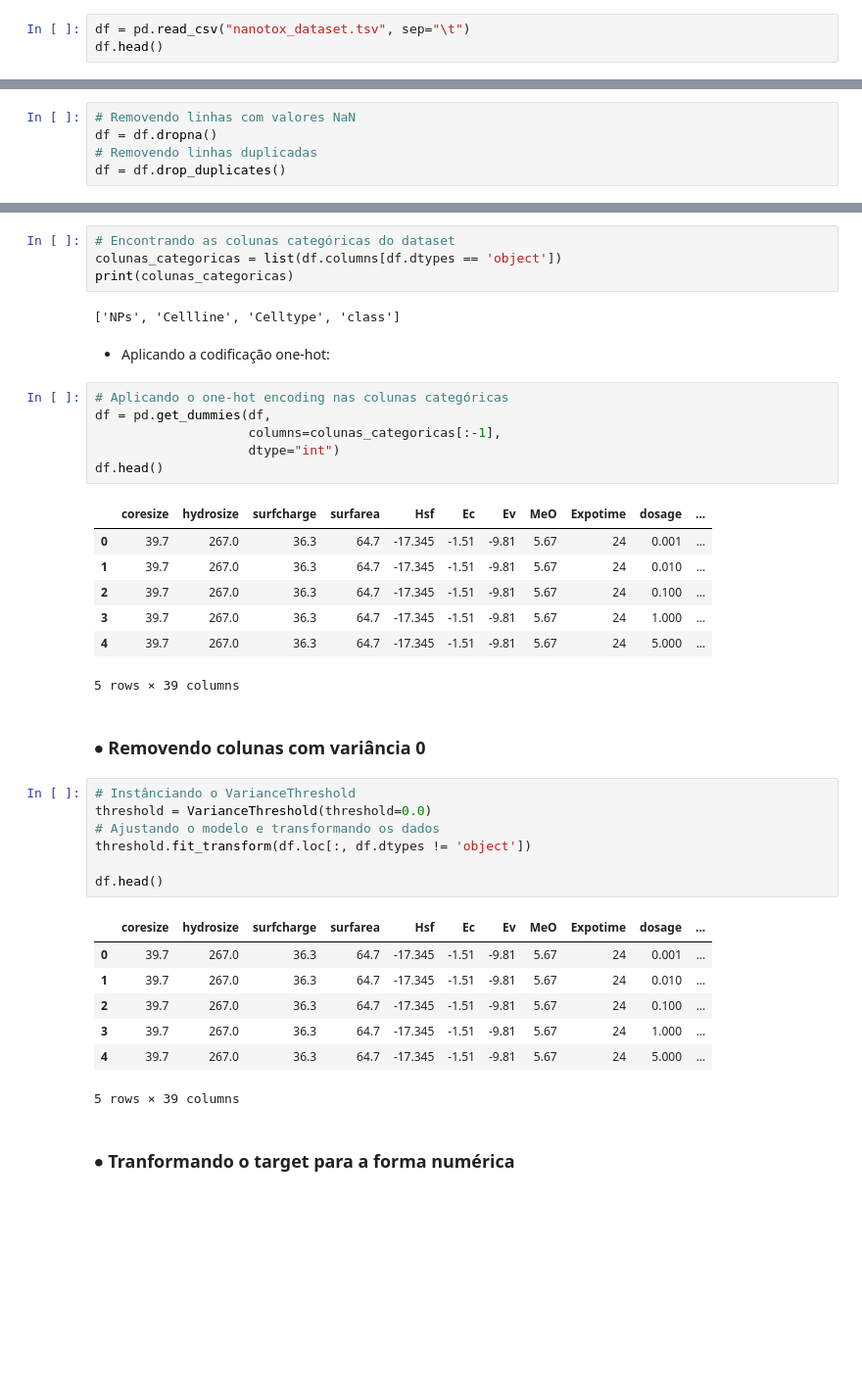
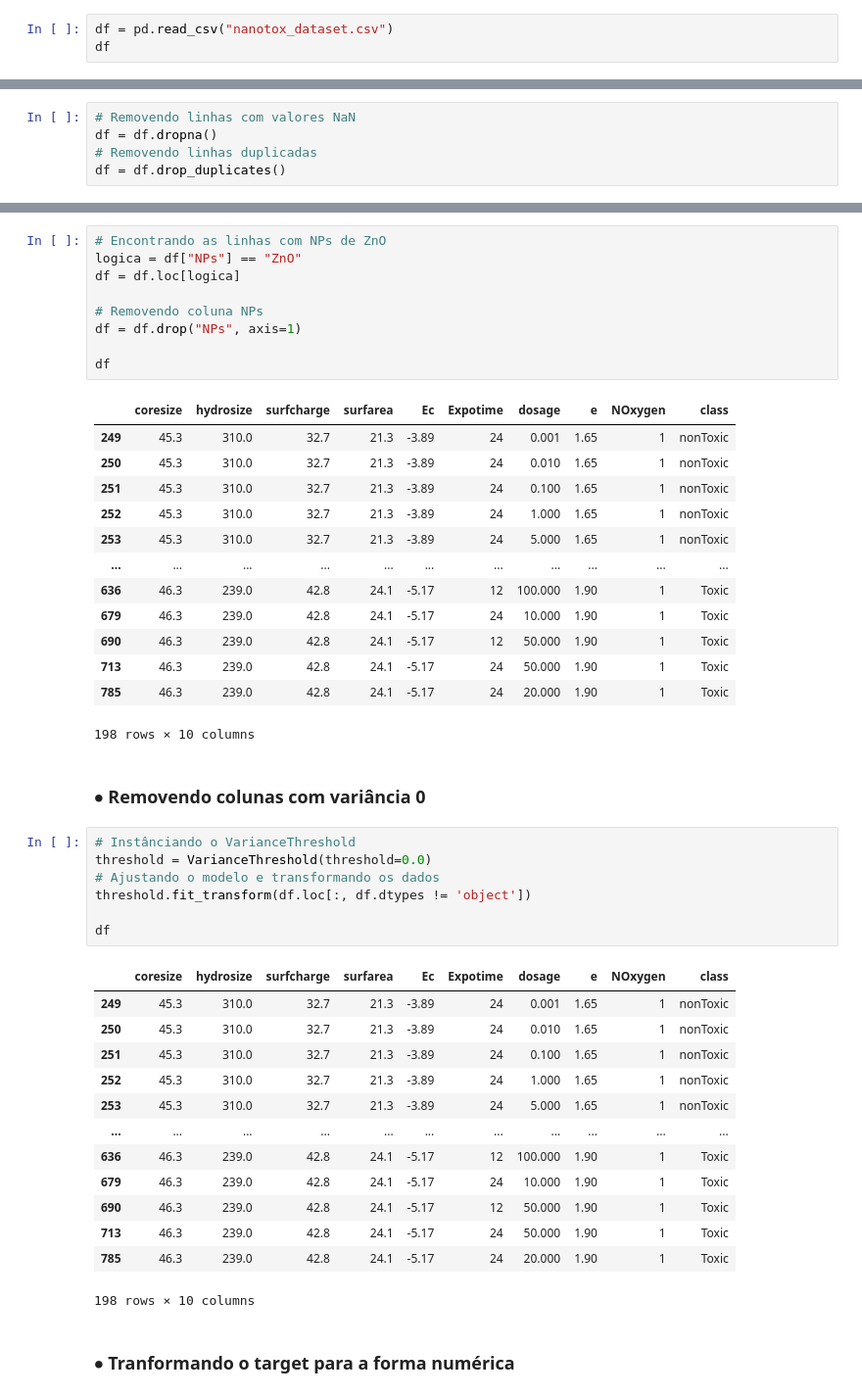
Before and after one commit to AnielNeto/Trabalho_Aprendizado_de_Maquina, a Jupyter notebook: Trabalho Aprendizado de Maquina.ipynb, the cells around one changed output, grey strips where cells are left out. Shown at 98% size. Saved outputs shown, nothing was run; the diff lists cells and outputs as text; blank space fills up the shorter version.

```diff
--- a/Trabalho Aprendizado de Maquina.ipynb
+++ b/Trabalho Aprendizado de Maquina.ipynb
@@ -100,6 +102,6 @@ Sobre essa perspectiva, nesta seção será feita a importação dos dados do da
 # %% [markdown]
 ## Importando o dataset
 # %%
-df = pd.read_csv("nanotox_dataset.tsv", sep="\t")
-df.head()
+df = pd.read_csv("nanotox_dataset.csv")
+df
 # %% [output]
@@ -128,42 +136,49 @@ df = df.drop_duplicates()
 # %%
-# Encontrando as colunas categóricas do dataset
-colunas_categoricas = list(df.columns[df.dtypes == 'object'])
-print(colunas_categoricas)
+# Encontrando as linhas com NPs de ZnO
+logica = df["NPs"] == "ZnO"
+df = df.loc[logica]
+
+# Removendo coluna NPs
+df = df.drop("NPs", axis=1)
+
+df
 # %% [output]
+|  | coresize | hydrosize | surfcharge | surfarea | Ec | Expotime | dosage | e | NOxygen | class |
+| 249 | 45.3 | 310.0 | 32.7 | 21.3 | -3.89 | 24 | 0.001 | 1.65 | 1 | nonToxic |
+| 250 | 45.3 | 310.0 | 32.7 | 21.3 | -3.89 | 24 | 0.010 | 1.65 | 1 | nonToxic |
+| 251 | 45.3 | 310.0 | 32.7 | 21.3 | -3.89 | 24 | 0.100 | 1.65 | 1 | nonToxic |
+| 252 | 45.3 | 310.0 | 32.7 | 21.3 | -3.89 | 24 | 1.000 | 1.65 | 1 | nonToxic |
+| 253 | 45.3 | 310.0 | 32.7 | 21.3 | -3.89 | 24 | 5.000 | 1.65 | 1 | nonToxic |
+| ... | ... | ... | ... | ... | ... | ... | ... | ... | ... | ... |
+| 636 | 46.3 | 239.0 | 42.8 | 24.1 | -5.17 | 12 | 100.000 | 1.90 | 1 | Toxic |
+| 679 | 46.3 | 239.0 | 42.8 | 24.1 | -5.17 | 24 | 10.000 | 1.90 | 1 | Toxic |
+| 690 | 46.3 | 239.0 | 42.8 | 24.1 | -5.17 | 12 | 50.000 | 1.90 | 1 | Toxic |
+| 713 | 46.3 | 239.0 | 42.8 | 24.1 | -5.17 | 24 | 50.000 | 1.90 | 1 | Toxic |
+| 785 | 46.3 | 239.0 | 42.8 | 24.1 | -5.17 | 24 | 20.000 | 1.90 | 1 | Toxic |
-['NPs', 'Cellline', 'Celltype', 'class']
+198 rows × 10 columns
-# %% [markdown]
-* Aplicando a codificação one-hot:
-# %%
-# Aplicando o one-hot encoding nas colunas categóricas
-df = pd.get_dummies(df,
-                    columns=colunas_categoricas[:-1],
-                    dtype="int")
-df.head()
-# %% [output]
-|  | coresize | hydrosize | surfcharge | surfarea | Hsf | Ec | Ev | MeO | Expotime | dosage | ... |
-| 0 | 39.7 | 267.0 | 36.3 | 64.7 | -17.345 | -1.51 | -9.81 | 5.67 | 24 | 0.001 | ... |
-| 1 | 39.7 | 267.0 | 36.3 | 64.7 | -17.345 | -1.51 | -9.81 | 5.67 | 24 | 0.010 | ... |
-| 2 | 39.7 | 267.0 | 36.3 | 64.7 | -17.345 | -1.51 | -9.81 | 5.67 | 24 | 0.100 | ... |
-| 3 | 39.7 | 267.0 | 36.3 | 64.7 | -17.345 | -1.51 | -9.81 | 5.67 | 24 | 1.000 | ... |
-| 4 | 39.7 | 267.0 | 36.3 | 64.7 | -17.345 | -1.51 | -9.81 | 5.67 | 24 | 5.000 | ... |
-5 rows × 39 columns
 # %% [markdown]
 ### $\bullet$ Removendo colunas com variância 0
 # %%
 # Instânciando o VarianceThreshold
 threshold = VarianceThreshold(threshold=0.0)
 # Ajustando o modelo e transformando os dados
 threshold.fit_transform(df.loc[:, df.dtypes != 'object'])
 
-df.head()
+df
 # %% [output]
-|  | coresize | hydrosize | surfcharge | surfarea | Hsf | Ec | Ev | MeO | Expotime | dosage | ... |
-| 0 | 39.7 | 267.0 | 36.3 | 64.7 | -17.345 | -1.51 | -9.81 | 5.67 | 24 | 0.001 | ... |
-| 1 | 39.7 | 267.0 | 36.3 | 64.7 | -17.345 | -1.51 | -9.81 | 5.67 | 24 | 0.010 | ... |
-| 2 | 39.7 | 267.0 | 36.3 | 64.7 | -17.345 | -1.51 | -9.81 | 5.67 | 24 | 0.100 | ... |
-| 3 | 39.7 | 267.0 | 36.3 | 64.7 | -17.345 | -1.51 | -9.81 | 5.67 | 24 | 1.000 | ... |
-| 4 | 39.7 | 267.0 | 36.3 | 64.7 | -17.345 | -1.51 | -9.81 | 5.67 | 24 | 5.000 | ... |
+|  | coresize | hydrosize | surfcharge | surfarea | Ec | Expotime | dosage | e | NOxygen | class |
+| 249 | 45.3 | 310.0 | 32.7 | 21.3 | -3.89 | 24 | 0.001 | 1.65 | 1 | nonToxic |
+| 250 | 45.3 | 310.0 | 32.7 | 21.3 | -3.89 | 24 | 0.010 | 1.65 | 1 | nonToxic |
+| 251 | 45.3 | 310.0 | 32.7 | 21.3 | -3.89 | 24 | 0.100 | 1.65 | 1 | nonToxic |
+| 252 | 45.3 | 310.0 | 32.7 | 21.3 | -3.89 | 24 | 1.000 | 1.65 | 1 | nonToxic |
+| 253 | 45.3 | 310.0 | 32.7 | 21.3 | -3.89 | 24 | 5.000 | 1.65 | 1 | nonToxic |
+| ... | ... | ... | ... | ... | ... | ... | ... | ... | ... | ... |
+| 636 | 46.3 | 239.0 | 42.8 | 24.1 | -5.17 | 12 | 100.000 | 1.90 | 1 | Toxic |
+| 679 | 46.3 | 239.0 | 42.8 | 24.1 | -5.17 | 24 | 10.000 | 1.90 | 1 | Toxic |
+| 690 | 46.3 | 239.0 | 42.8 | 24.1 | -5.17 | 12 | 50.000 | 1.90 | 1 | Toxic |
+| 713 | 46.3 | 239.0 | 42.8 | 24.1 | -5.17 | 24 | 50.000 | 1.90 | 1 | Toxic |
+| 785 | 46.3 | 239.0 | 42.8 | 24.1 | -5.17 | 24 | 20.000 | 1.90 | 1 | Toxic |
-5 rows × 39 columns
+198 rows × 10 columns
 # %% [markdown]
 ### $\bullet$ Tranformando o target para a forma numérica
 # %%
```
Also changed, not shown: parts of 50 cells of this notebook, 7 other files.
